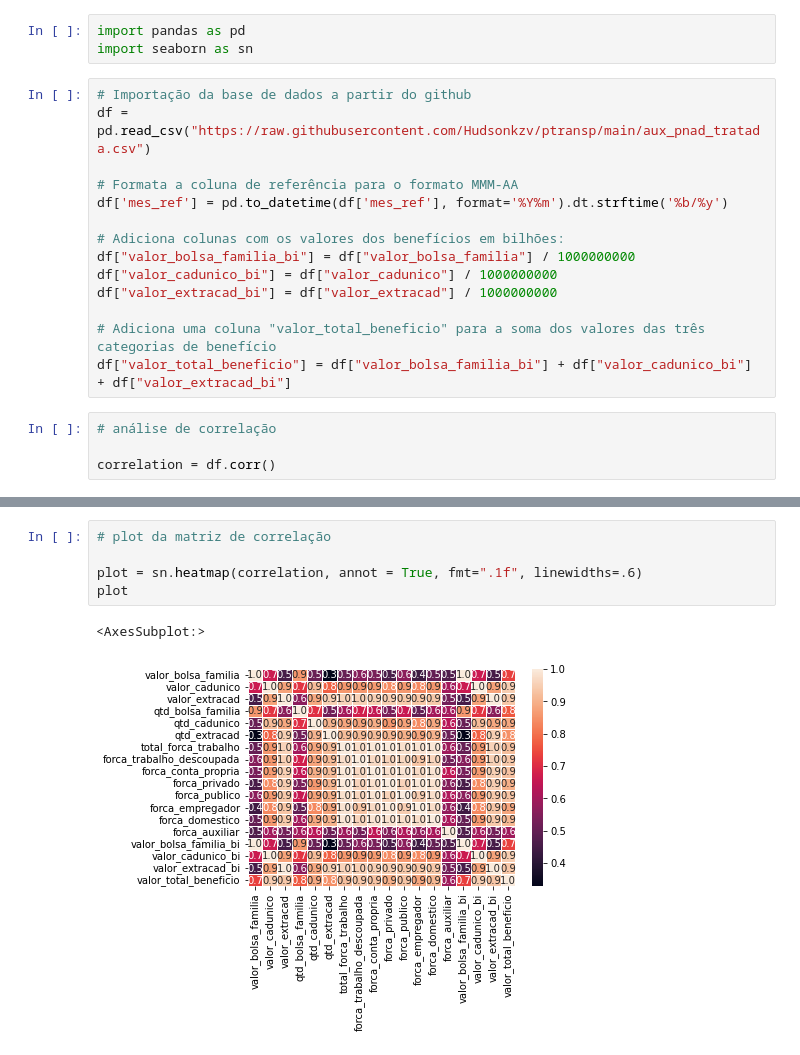
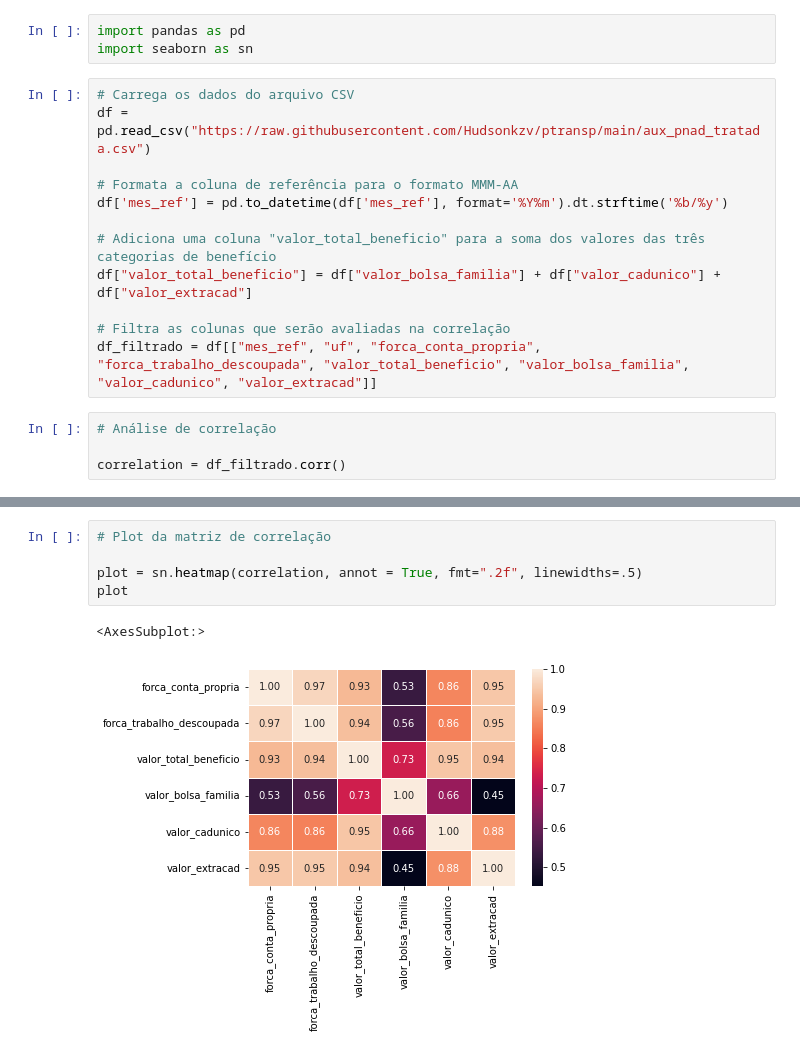
Before and after one commit to Hudsonkzv/ptransp, a Jupyter notebook: 4 - análise de correlação.ipynb, the cells around one changed output, grey strips where cells are left out. Drawn from its saved outputs; the diff is of its cells as text.

Commit message:
inclusão da análise de correlação

```diff
--- a/4 - análise de correlação.ipynb
+++ b/4 - análise de correlação.ipynb
@@ -2,20 +2,18 @@
 import pandas as pd
 import seaborn as sn
 # %%
-# Importação da base de dados a partir do github
+# Carrega os dados do arquivo CSV
 df = pd.read_csv("https://raw.githubusercontent.com/Hudsonkzv/ptransp/main/aux_pnad_tratada.csv")
 
 # Formata a coluna de referência para o formato MMM-AA
 df['mes_ref'] = pd.to_datetime(df['mes_ref'], format='%Y%m').dt.strftime('%b/%y')
 
-# Adiciona colunas com os valores dos benefícios em bilhões:
-df["valor_bolsa_familia_bi"] = df["valor_bolsa_familia"] / 1000000000
-df["valor_cadunico_bi"] = df["valor_cadunico"] / 1000000000
-df["valor_extracad_bi"] = df["valor_extracad"] / 1000000000
+# Adiciona uma coluna "valor_total_beneficio" para a soma dos valores das três categorias de benefício
+df["valor_total_beneficio"] = df["valor_bolsa_familia"] + df["valor_cadunico"] + df["valor_extracad"]
 
-# Adiciona uma coluna "valor_total_beneficio" para a soma dos valores das três categorias de benefício
-df["valor_total_beneficio"] = df["valor_bolsa_familia_bi"] + df["valor_cadunico_bi"] + df["valor_extracad_bi"]
+# Filtra as colunas que serão avaliadas na correlação
+df_filtrado = df[["mes_ref", "uf", "forca_conta_propria", "forca_trabalho_descoupada", "valor_total_beneficio", "valor_bolsa_familia", "valor_cadunico", "valor_extracad"]]
 # %%
-# análise de correlação
+# Análise de correlação
 
-correlation = df.corr()
+correlation = df_filtrado.corr()
@@ -22,8 +27,8 @@ correlation = df.corr()
 # %%
-# plot da matriz de correlação
+# Plot da matriz de correlação
 
-plot = sn.heatmap(correlation, annot = True, fmt=".1f", linewidths=.6)
+plot = sn.heatmap(correlation, annot = True, fmt=".2f", linewidths=.5)
 plot
 # %% [output]
 <AxesSubplot:>
-[figure, old version]
+[figure, new version]
```
Also changed, not shown: parts of 2 cells of this notebook.
